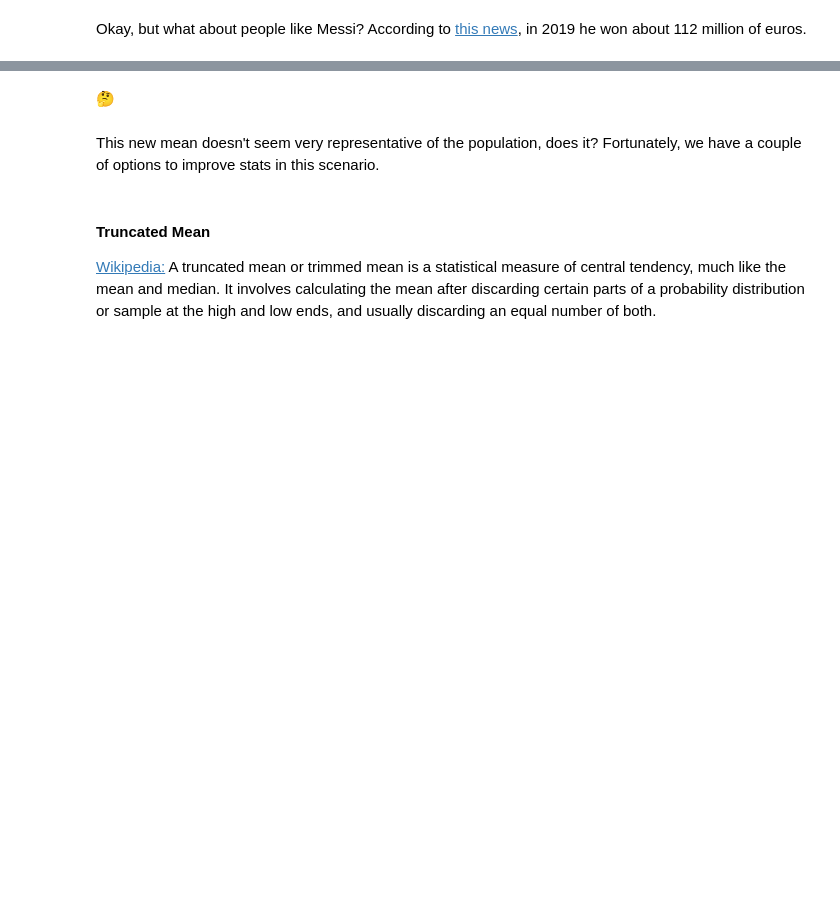
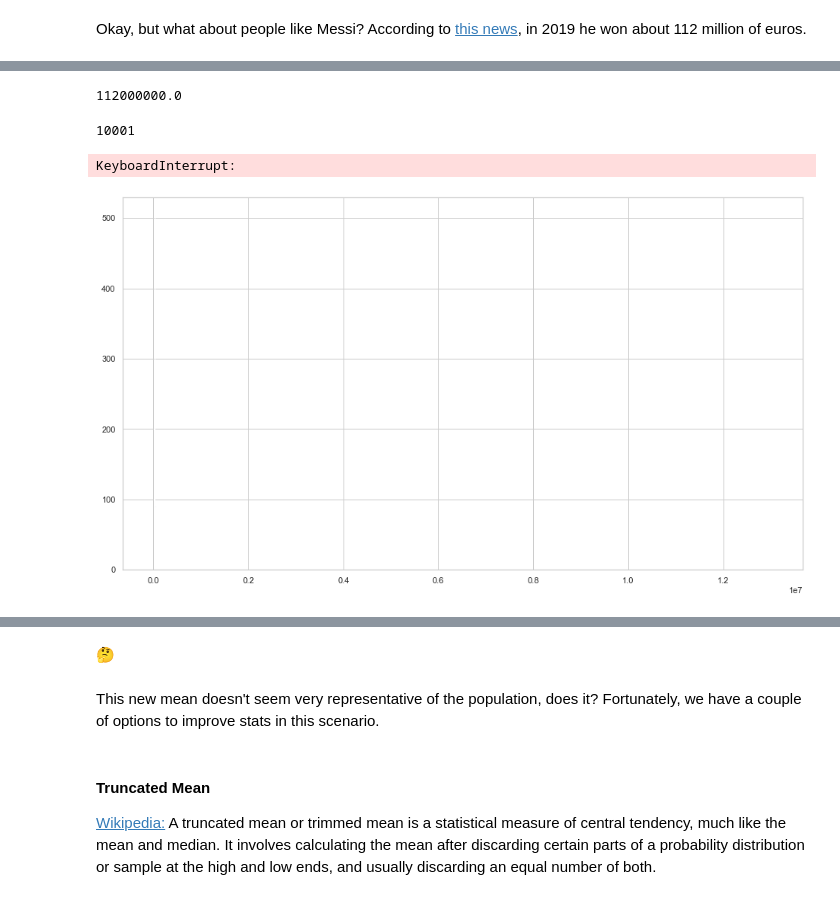
Before and after one commit to Ironhack-data-bcn-feb-2023/lectures, a Jupyter notebook: 28. Intro to statistics.ipynb, the cells around one changed output, grey strips where cells are left out. Drawn from its saved outputs; the diff is of its cells as text; code cells hidden in the pictures; blank space fills up the shorter version.

```diff
--- a/28. Intro to statistics.ipynb
+++ b/28. Intro to statistics.ipynb
@@ -54,0 +155,13 @@ Okay, but what about people like Messi? According to [this news]((https://www.la
+# %%
+salaries_with_messi[-1]
+# %% [output]
+112000000.0
+# %%
+len(salaries_with_messi)
+# %% [output]
+10001
+# %%
+sns.histplot(salaries_with_messi);
+# %% [output]
+KeyboardInterrupt:
+[figure, added]
```
Also changed, not shown: parts of 58 cells of this notebook.
